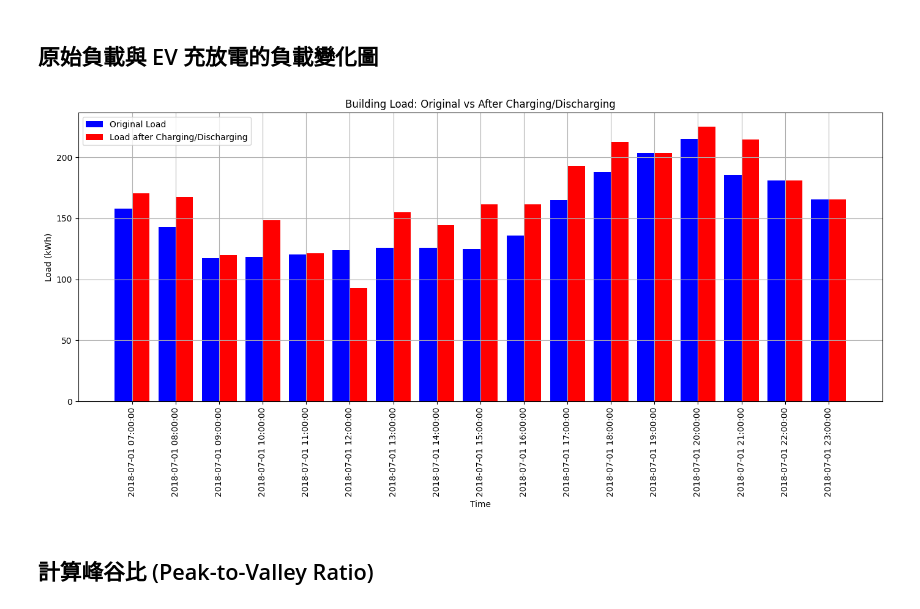
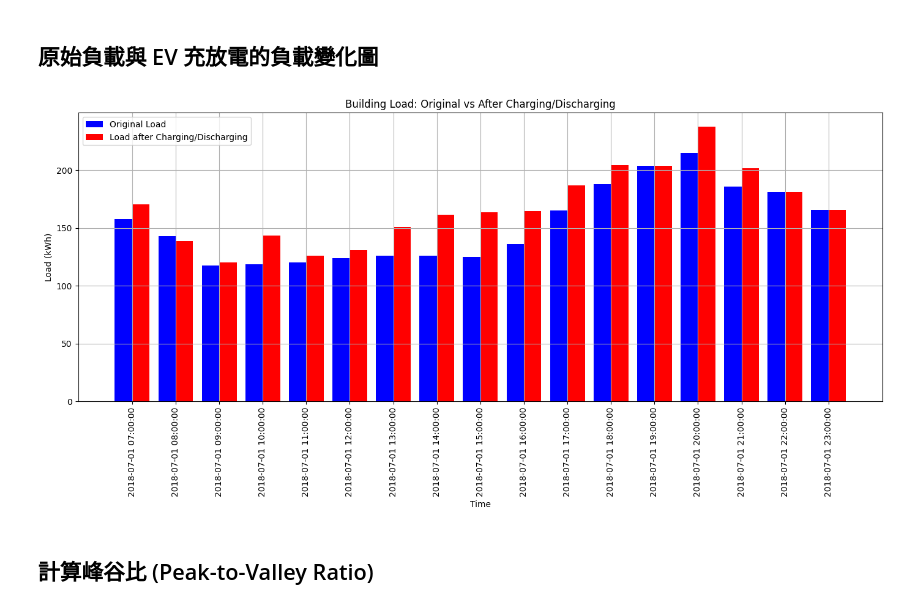
Before and after one commit to carlwang49/MY_WORK, a Jupyter notebook: Evaluation.ipynb, the cells around one changed output. Saved outputs shown, nothing was run; the diff lists cells and outputs as text; code cells hidden in the pictures.

```diff
--- a/Evaluation.ipynb
+++ b/Evaluation.ipynb
@@ -101,17 +101,17 @@ def plot_load_history(file_path, start_date, end_date):
     plt.tight_layout()
     plt.show()
 # %%
-file_path = './Result/MADDPG/309/building_loading_history.csv'  # Modify this to the path of your load history file
+file_path = './Result/TEST/1/building_loading_history.csv'  # Modify this to the path of your load history file
 start_date = '2018-07-01'
 end_date = '2018-07-02'
 
 # Convert string dates to datetime objects
 start_date = datetime.strptime(start_date, '%Y-%m-%d')
 end_date = datetime.strptime(end_date, '%Y-%m-%d')
 
 plot_load_history(file_path, start_date, end_date)
 # %% [output]
-[figure, old version]
+[figure, new version]
 # %% [markdown]
 ## 計算峰谷比 (Peak-to-Valley Ratio)
 # %%
```
Also changed, not shown: 2 other files.
